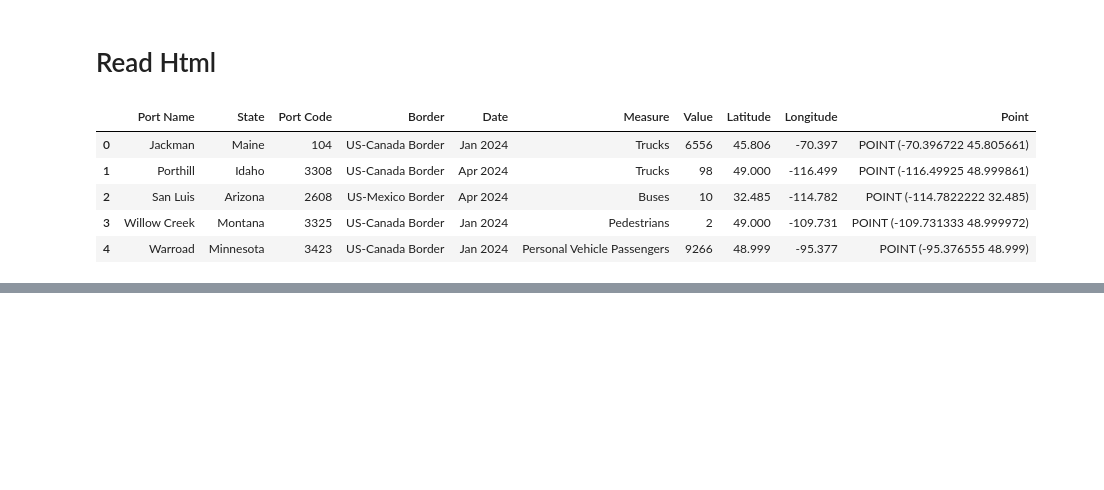
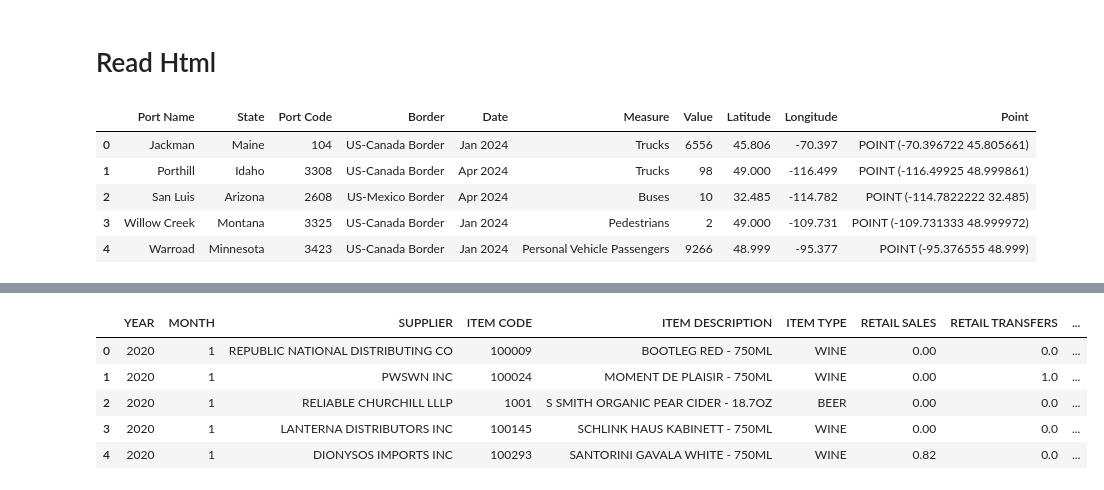
Before and after one commit to TonyHamilton10/Analytics, a Jupyter notebook: AdvancedAnalytics.ipynb, the cells around one changed output, grey strips where cells are left out. Cells and saved outputs as stored; diff of their text form; code cells hidden in the pictures; blank space fills up the shorter version.

```diff
--- a/AdvancedAnalytics.ipynb
+++ b/AdvancedAnalytics.ipynb
@@ -149,0 +332,10 @@ new_data.head()
+# %%
+retail_data = pd.read_csv('https://data.montgomerycountymd.gov/api/views/v76h-r7br/rows.csv?accessType=DOWNLOAD')
+retail_data.head()
+# %% [output]
+|  | YEAR | MONTH | SUPPLIER | ITEM CODE | ITEM DESCRIPTION | ITEM TYPE | RETAIL SALES | RETAIL TRANSFERS | ... |
+| 0 | 2020 | 1 | REPUBLIC NATIONAL DISTRIBUTING CO | 100009 | BOOTLEG RED - 750ML | WINE | 0.00 | 0.0 | ... |
+| 1 | 2020 | 1 | PWSWN INC | 100024 | MOMENT DE PLAISIR - 750ML | WINE | 0.00 | 1.0 | ... |
+| 2 | 2020 | 1 | RELIABLE CHURCHILL LLLP | 1001 | S SMITH ORGANIC PEAR CIDER - 18.7OZ | BEER | 0.00 | 0.0 | ... |
+| 3 | 2020 | 1 | LANTERNA DISTRIBUTORS INC | 100145 | SCHLINK HAUS KABINETT - 750ML | WINE | 0.00 | 0.0 | ... |
+| 4 | 2020 | 1 | DIONYSOS IMPORTS INC | 100293 | SANTORINI GAVALA WHITE - 750ML | WINE | 0.82 | 0.0 | ... |
```
Also changed, not shown: parts of 23 cells of this notebook.
